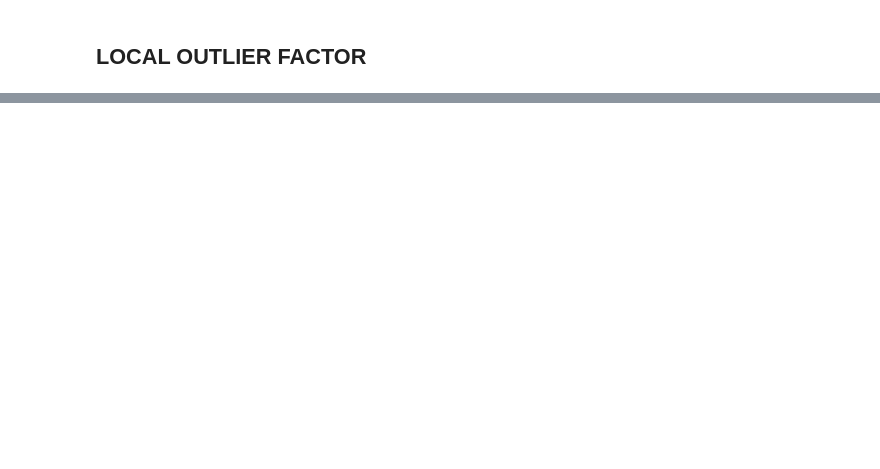
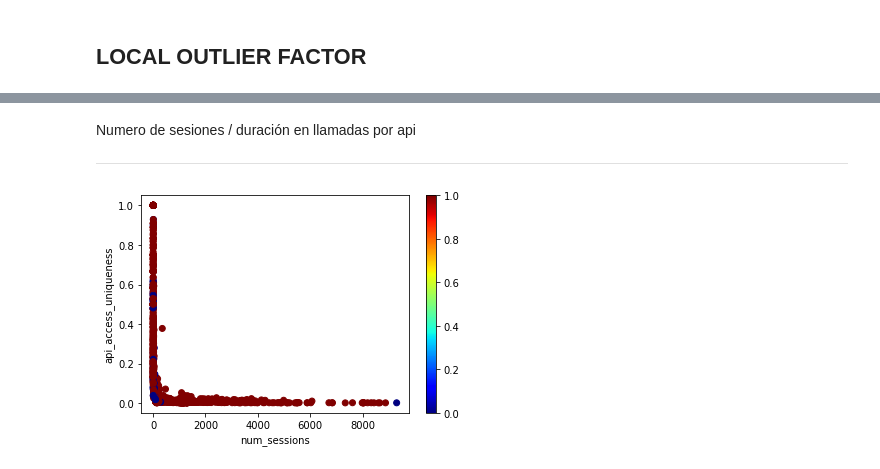
Before and after one commit to hugojira/deteccionAnomalias, a Jupyter notebook: LOFDect.ipynb, the cells around one changed output, grey strips where cells are left out. Cells and saved outputs as stored; diff of their text form; code cells hidden in the pictures; blank space fills up the shorter version.

```diff
--- a/LOFDect.ipynb
+++ b/LOFDect.ipynb
@@ -163,0 +203,18 @@ np.where(estimado_LOF > 0.0,1,0).mean()
+# %% [markdown]
+Numero de sesiones / duración en llamadas por api
+
+---
+# %%
+X = dftidy[["num_sessions", "api_access_uniqueness"]].to_numpy()
+X.shape
+clf = LocalOutlierFactor(n_neighbors=100)
+estimado_LOF = clf.fit_predict(X)
+
+plt.scatter(x=X[:,0], y=X[:,1], c=np.where(estimado_LOF > 0.0,1,0), cmap='jet')
+#plt.scatter(x=X[:,0], y=X[:,1], c=estimado_LOF, cmap='jet')
+plt.xlabel("num_sessions")
+plt.ylabel("api_access_uniqueness")
+plt.colorbar()
+plt.show()
+# %% [output]
+[figure, added]
```
Also changed, not shown: parts of 29 cells of this notebook.
